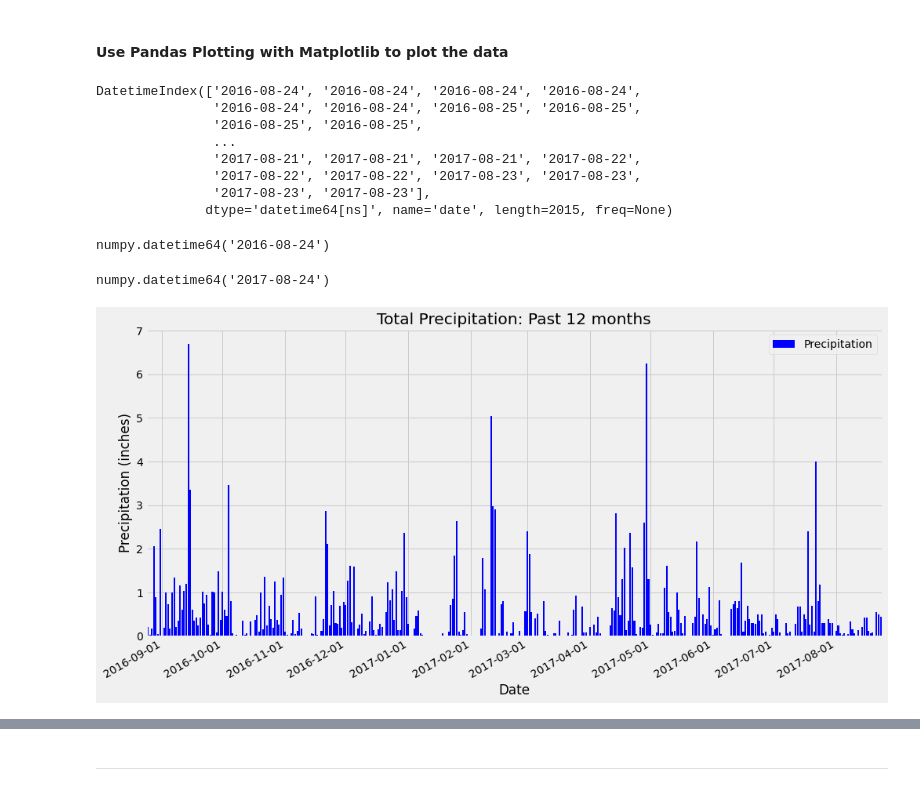
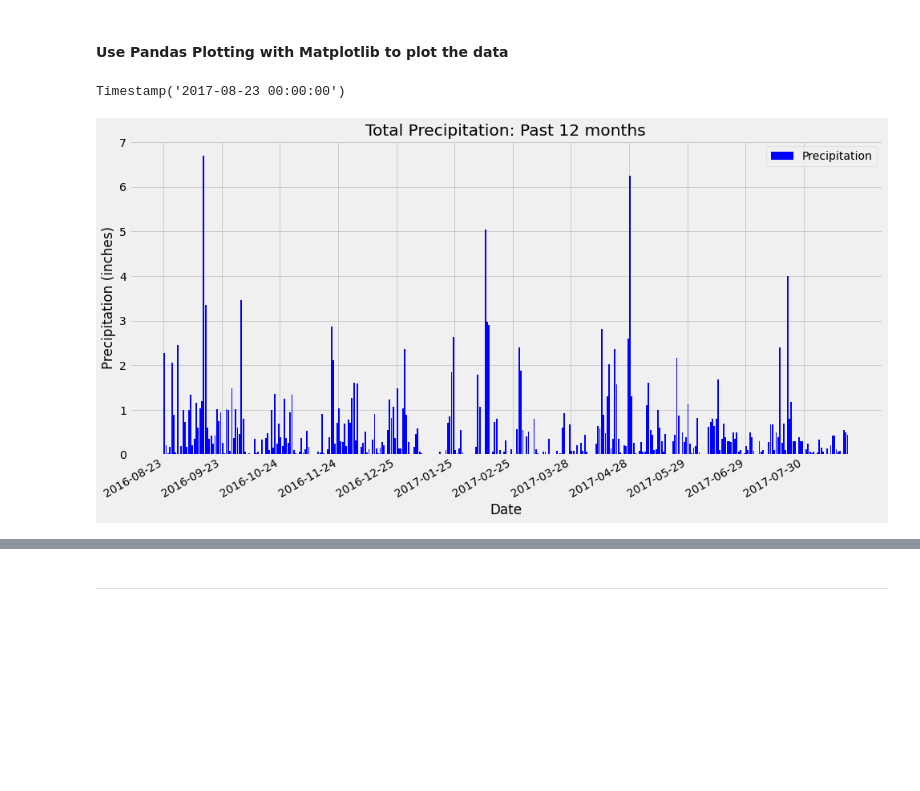
Before and after one commit to c-pompa/sqlalchemy-challenge, a Jupyter notebook: climate_analysis.ipynb, the cells around one changed output, grey strips where cells are left out. Saved outputs shown, nothing was run; the diff lists cells and outputs as text; code cells hidden in the pictures; blank space fills up the shorter version.

Commit message:
updated plot

```diff
--- a/climate_analysis.ipynb
+++ b/climate_analysis.ipynb
@@ -179,26 +179,9 @@ df_precipitation_clean = df_precipitation.copy()
 # %% [markdown]
 #### Use Pandas Plotting with Matplotlib to plot the data
 # %%
-df_precipitation_clean.index
+df_precipitation_clean.index[-1]
 # %% [output]
-DatetimeIndex(['2016-08-24', '2016-08-24', '2016-08-24', '2016-08-24',
-               '2016-08-24', '2016-08-24', '2016-08-25', '2016-08-25',
-               '2016-08-25', '2016-08-25',
-               ...
-               '2017-08-21', '2017-08-21', '2017-08-21', '2017-08-22',
-               '2017-08-22', '2017-08-22', '2017-08-23', '2017-08-23',
-               '2017-08-23', '2017-08-23'],
-              dtype='datetime64[ns]', name='date', length=2015, freq=None)
+Timestamp('2017-08-23 00:00:00')
 # %%
-# round to nearest years.
 datemin = np.datetime64(df_precipitation_clean.index[0], 'D')
-datemax = np.datetime64(df_precipitation_clean.index[-1], 'Y')
-# ax.set_xlim(datemin, datemax)
-datemin
+datemax = np.datetime64(df_precipitation_clean.index[-1], 'Y') + np.timedelta64(1, 'D')
-# %% [output]
-numpy.datetime64('2016-08-24')
-# %%
-datemax = np.datetime64(df_precipitation_clean.index[-1], 'D')  + np.timedelta64(1, 'D')
-datemax
-# %% [output]
-numpy.datetime64('2017-08-24')
@@ -207,57 +192,50 @@ numpy.datetime64('2017-08-24')
 fig, ax = plt.subplots(figsize=(15, 8))
 
 months = mdates.MonthLocator()  # every month
-days = mdates.DayLocator()
+# days = mdates.DayLocator()
+month_fmt = mdates.DateFormatter("%Y-%m-%d")
+
 
 # Add x-axis and y-axis
 ax.bar(df_precipitation_clean.index,
        df_precipitation_clean['prcp'],
        color='blue',
        label='Precipitation')
 
 
+# Set datetime min max numpy array
+datemin = np.datetime64(df_precipitation_clean.index[0], 'D')
+datemax = np.datetime64(df_precipitation_clean.index[-1], 'Y')
+
 # Set title and labels for axes
 ax.set(xlabel="Date",
        ylabel="Precipitation (inches)",
        title="Total Precipitation: Past 12 months")
 
 
-ax.set_xticklabels(df_precipitation_clean.index)
+
+# format the ticks
+ax.xaxis.set_major_formatter(month_fmt)
+ax.xlim=(datemin, datemax)
+ax.xaxis.set_major_locator(ticker.IndexLocator(base=31, offset=0))
 
 
-# # Define the date format
-date_form = DateFormatter("%Y-%m-%d")
-
-# format the ticks
-ax.xaxis.set_major_locator(months)
-ax.xaxis.set_major_formatter(date_form)
-ax.xaxis.set_minor_locator(days)
+# format xaxis with 4 month intervals
+ax.get_xaxis().set_major_formatter(mdates.DateFormatter("%Y-%m-%d"))
+plt.setp(ax.get_xticklabels(), rotation=30, ha="right")
 
 
-
-################### Review #################################
-## https://matplotlib.org/3.2.1/gallery/text_labels_and_annotations/date.html
-datemin = np.datetime64(df_precipitation_clean.index[0], 'D')
-datemax = np.datetime64(df_precipitation_clean.index[-1], 'D')  + np.timedelta64(1, 'D')
-
-
-# ax.set_xticks(datemin, datemax)
-ax.set_xlim(datemin, datemax)
-#################
-
-# Rotate tick marks on x-axis
-# plt.setp(ax.get_xticklabels(), rotation=90)
 
 #Call legend
 handles, labels = ax.get_legend_handles_labels()
 ax.legend(handles, labels)
 
 
 fig.autofmt_xdate()
 
 plt.show()
 # %% [output]
-[figure, old version]
+[figure, new version]
 # %%
 # Use Pandas to calcualte the summary statistics for the precipitation data
 summary = df_precipitation_clean.describe()
```
Also changed, not shown: parts of 2 cells of this notebook.
